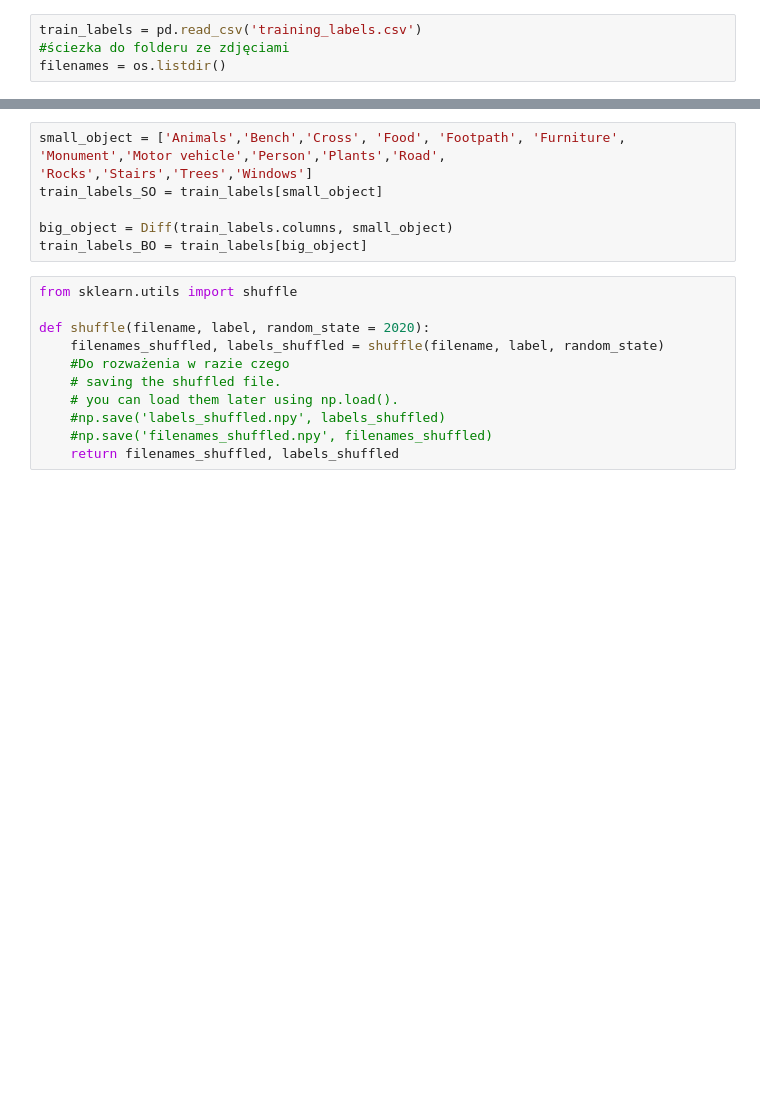
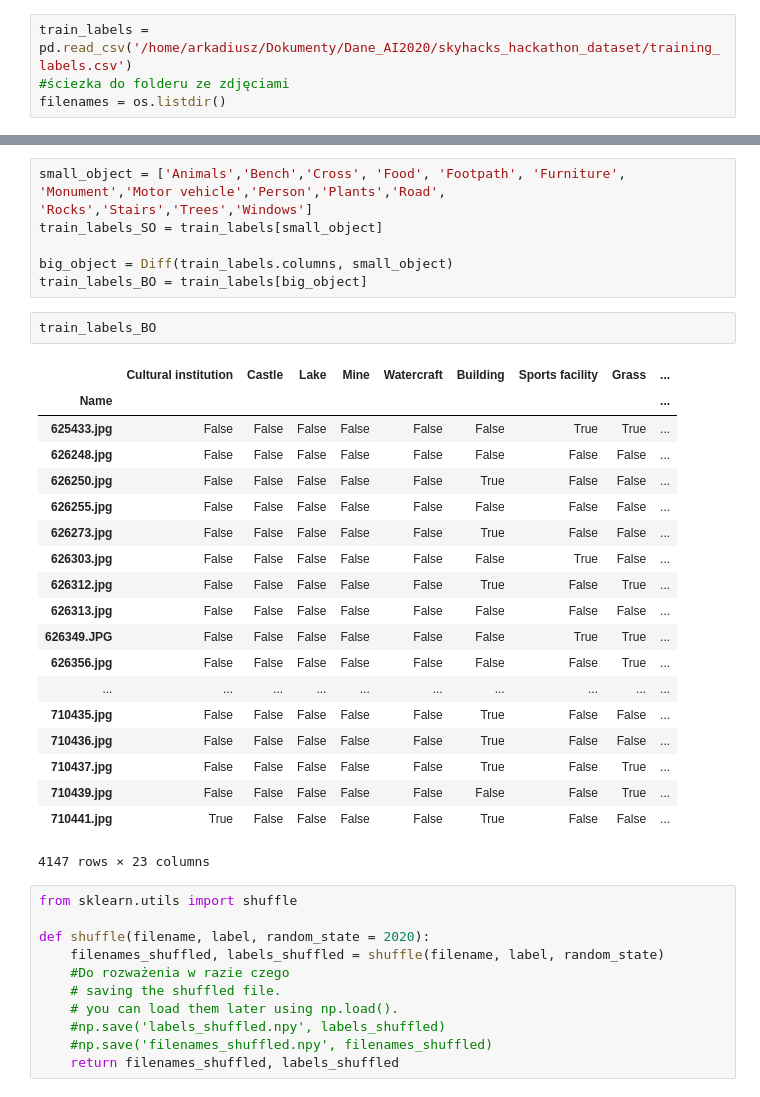
Before and after one commit to lukaszlaszczuk/gauss-team-skyhacks-2020, a Jupyter notebook: Skyhacks2020(1).ipynb, the cells around one changed output, grey strips where cells are left out. Drawn from its saved outputs; the diff is of its cells as text; blank space fills up the shorter version.

```diff
--- a/Skyhacks2020(1).ipynb
+++ b/Skyhacks2020(1).ipynb
@@ -53,5 +65,5 @@ os.listdir()
 # %%
-train_labels = pd.read_csv('training_labels.csv')
+train_labels = pd.read_csv('/home/arkadiusz/Dokumenty/Dane_AI2020/skyhacks_hackathon_dataset/training_labels.csv')
 #ściezka do folderu ze zdjęciami
 filenames = os.listdir()
 # %%
@@ -62,6 +84,28 @@ train_labels_SO = train_labels[small_object]
 
 big_object = Diff(train_labels.columns, small_object)
 train_labels_BO = train_labels[big_object]
+# %%
+train_labels_BO
+# %% [output]
+|  | Cultural institution | Castle | Lake | Mine | Watercraft | Building | Sports facility | Grass | ... |
+| Name |  |  |  |  |  |  |  |  | ... |
+| 625433.jpg | False | False | False | False | False | False | True | True | ... |
+| 626248.jpg | False | False | False | False | False | False | False | False | ... |
+| 626250.jpg | False | False | False | False | False | True | False | False | ... |
+| 626255.jpg | False | False | False | False | False | False | False | False | ... |
+| 626273.jpg | False | False | False | False | False | True | False | False | ... |
+| 626303.jpg | False | False | False | False | False | False | True | False | ... |
+| 626312.jpg | False | False | False | False | False | True | False | True | ... |
+| 626313.jpg | False | False | False | False | False | False | False | False | ... |
+| 626349.JPG | False | False | False | False | False | False | True | True | ... |
+| 626356.jpg | False | False | False | False | False | False | False | True | ... |
+| ... | ... | ... | ... | ... | ... | ... | ... | ... | ... |
+| 710435.jpg | False | False | False | False | False | True | False | False | ... |
+| 710436.jpg | False | False | False | False | False | True | False | False | ... |
+| 710437.jpg | False | False | False | False | False | True | False | True | ... |
+| 710439.jpg | False | False | False | False | False | False | False | True | ... |
+| 710441.jpg | True | False | False | False | False | True | False | False | ... |
+4147 rows × 23 columns
 # %%
 from sklearn.utils import shuffle
 
```
Also changed, not shown: parts of 7 cells of this notebook, 1 other file.
